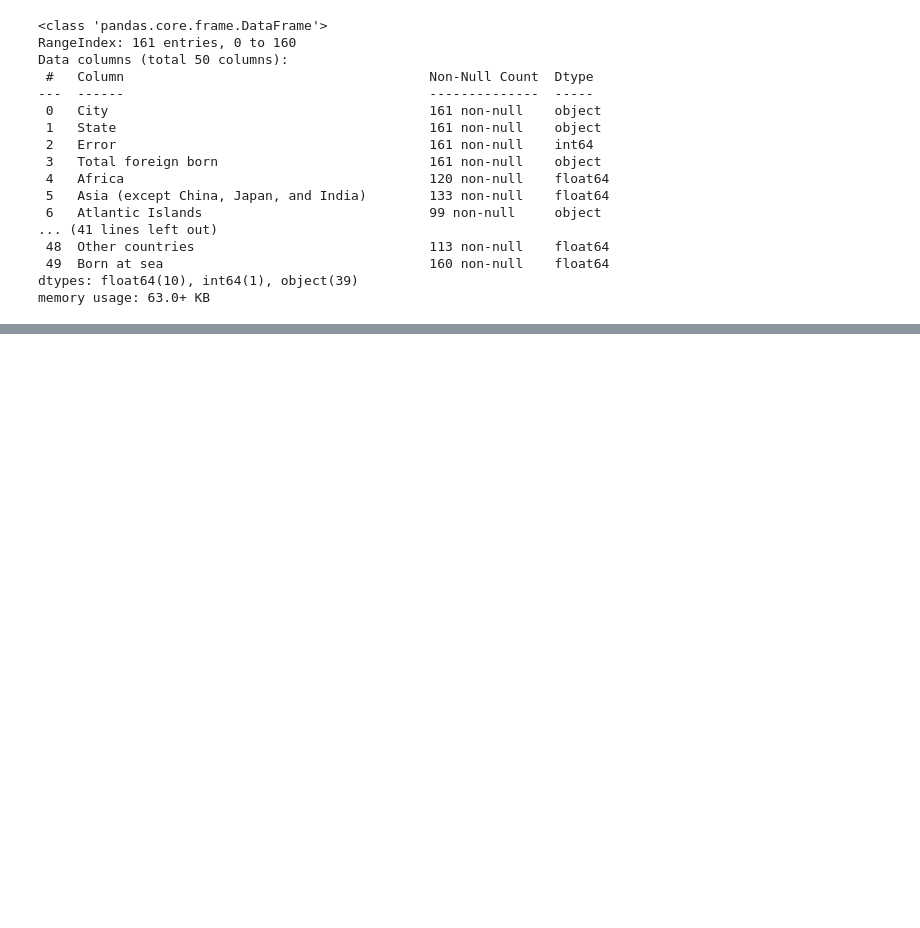
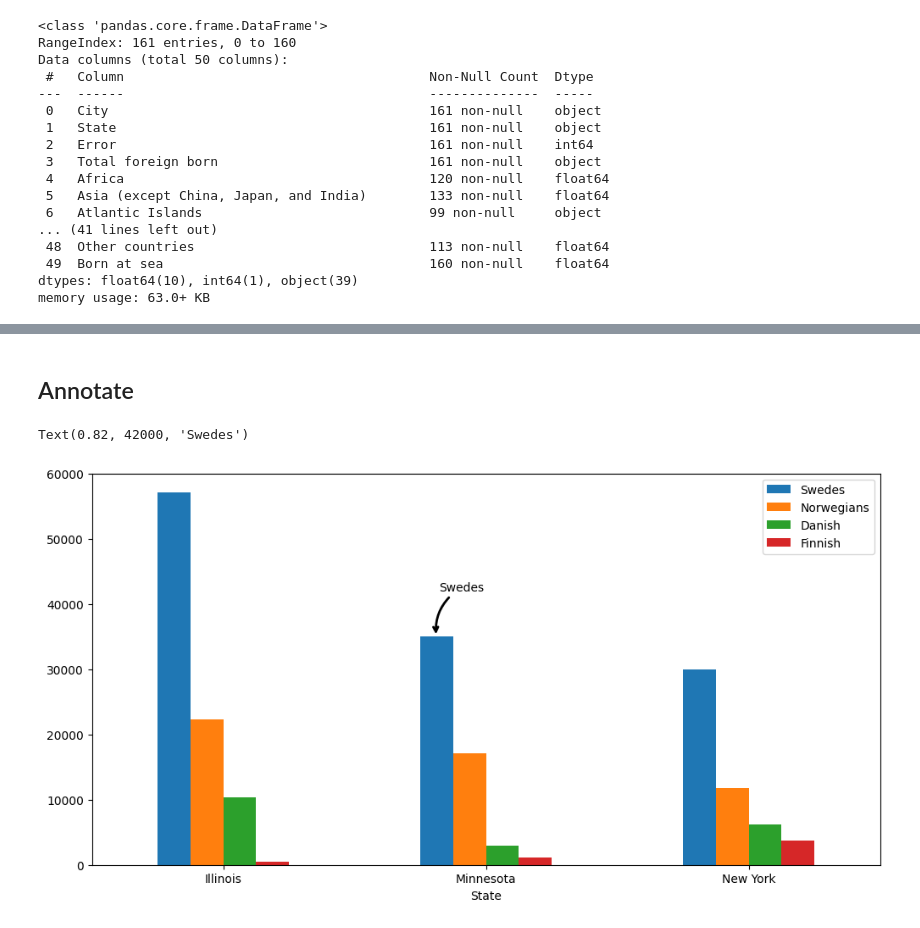
Before and after one commit to 0marsm0/datavisualisation-Alisher-Yuldashev-DE24, a Jupyter notebook: code_alongs/03_matplotlib_annotations/matplotlib_annotations.ipynb, the cells around one changed output, grey strips where cells are left out. Drawn from its saved outputs; the diff is of its cells as text; code cells hidden in the pictures; blank space fills up the shorter version.

```diff
--- a/code_alongs/03_matplotlib_annotations/matplotlib_annotations.ipynb
+++ b/code_alongs/03_matplotlib_annotations/matplotlib_annotations.ipynb
@@ -37,0 +53,12 @@ memory usage: 63.0+ KB
+# %%
+columns_to_change_type = (
+    "Total foreign born",
+    "Sweden",
+    "Norway",
+    "Denmark",
+    "Finland",
+)
+
+for column in columns_to_change_type:
+    df[column] = df[column].str.replace(",", "").astype(int)
+df.info()
@@ -37,0 +163,10 @@ memory usage: 63.0+ KB
+# %% [markdown]
+## Annotate
+# %%
+fig, ax = nordic_plot()
+
+arrowprops = dict(arrowstyle = "->", linewidth = 2, connectionstyle="arc3, rad=.3")
+ax.annotate(text = "Swedes", xy = (0.81, 35000), arrowprops=arrowprops, xytext=(0.82, 42000))
+# %% [output]
+Text(0.82, 42000, 'Swedes')
+[figure, added]
```
Also changed, not shown: parts of 10 cells of this notebook.
